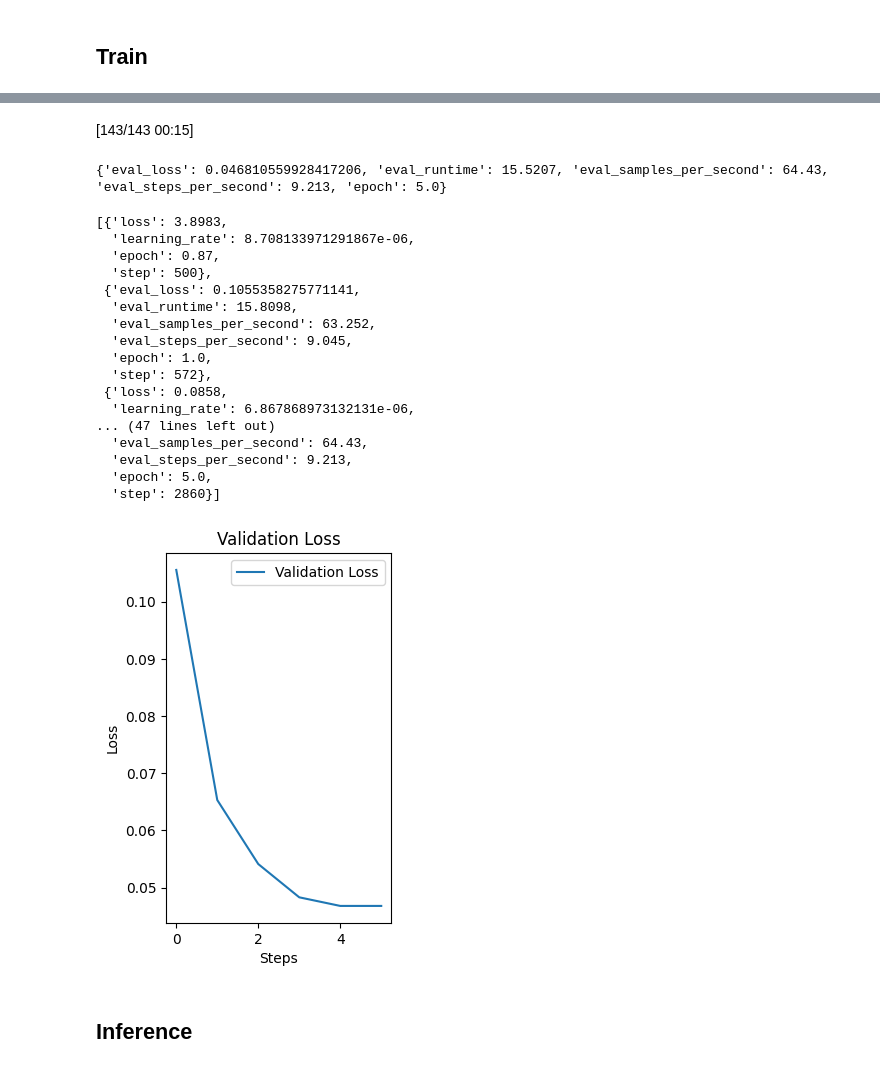
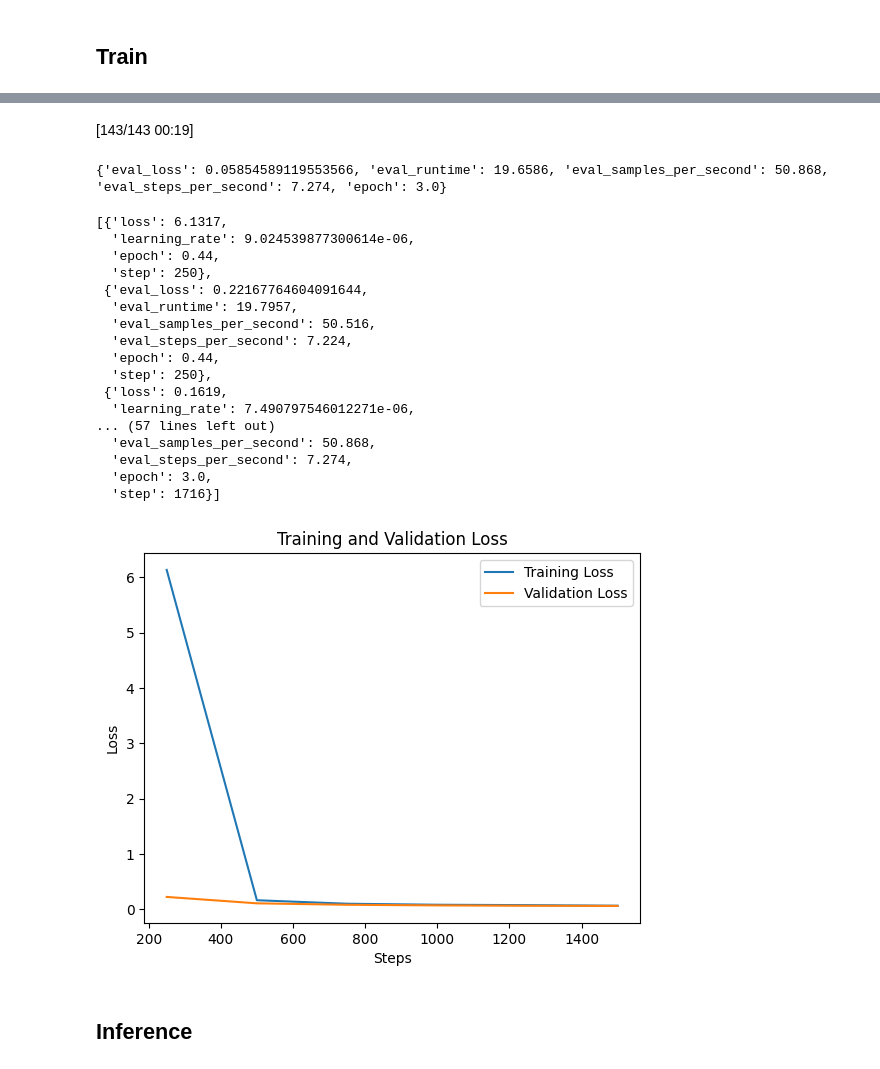
Before and after one commit to DezS4125/Correct-Vietnamese-Accent-using-T5-Vision-Transformer, a Jupyter notebook: finetune_huggingface_example(1).ipynb, the cells around one changed output, grey strips where cells are left out. Cells and saved outputs as stored; diff of their text form; code cells hidden in the pictures.

Commit message:
Got matplotlib graph working

```diff
--- a/finetune_huggingface_example(1).ipynb
+++ b/finetune_huggingface_example(1).ipynb
@@ -92,7 +99,7 @@ data_collator = DataCollatorForSeq2Seq(tokenizer, model=model, return_tensors="p
 training_args = Seq2SeqTrainingArguments("tmp/",
                                       do_train=True,
                                       do_eval=True,
-                                      num_train_epochs=5,
+                                      num_train_epochs=3,
                                       learning_rate=1e-5,
                                       warmup_ratio=0.05,
                                       weight_decay=0.01,
@@ -102,9 +109,9 @@ training_args = Seq2SeqTrainingArguments("tmp/",
                                       group_by_length=True,
                                       save_strategy="epoch",
                                       save_total_limit=3,
-                                      eval_steps=1000,
+                                      eval_steps=250,
                                       evaluation_strategy="steps",
-                                      logging_steps=1000,
+                                      logging_steps=250,
                                       logging_strategy="steps",
                                       fp16=True,
                                       )
@@ -154,8 +162,8 @@ metrics = trainer.evaluate()
 
 print(metrics)
 # %% [output]
-[143/143 00:15]
+[143/143 00:19]
-{'eval_loss': 0.046810559928417206, 'eval_runtime': 15.5207, 'eval_samples_per_second': 64.43, 'eval_steps_per_second': 9.213, 'epoch': 5.0}
+{'eval_loss': 0.05854589119553566, 'eval_runtime': 19.6586, 'eval_samples_per_second': 50.868, 'eval_steps_per_second': 7.274, 'epoch': 3.0}
 # %%
 
 # Save the model
@@ -164,69 +172,50 @@ trainer.save_model('/colabDrive/MyDrive/colabDrive/testModel')
 # %%
 trainer.state.log_history
 # %% [output]
-[{'loss': 3.8983,
-  'learning_rate': 8.708133971291867e-06,
-  'epoch': 0.87,
-  'step': 500},
- {'eval_loss': 0.1055358275771141,
-  'eval_runtime': 15.8098,
-  'eval_samples_per_second': 63.252,
-  'eval_steps_per_second': 9.045,
-  'epoch': 1.0,
-  'step': 572},
- {'loss': 0.0858,
-  'learning_rate': 6.867868973132131e-06,
-... (47 lines left out)
-  'eval_samples_per_second': 64.43,
-  'eval_steps_per_second': 9.213,
-  'epoch': 5.0,
-  'step': 2860}]
+[{'loss': 6.1317,
+  'learning_rate': 9.024539877300614e-06,
+  'epoch': 0.44,
+  'step': 250},
+ {'eval_loss': 0.22167764604091644,
+  'eval_runtime': 19.7957,
+  'eval_samples_per_second': 50.516,
+  'eval_steps_per_second': 7.224,
+  'epoch': 0.44,
+  'step': 250},
+ {'loss': 0.1619,
+  'learning_rate': 7.490797546012271e-06,
+... (57 lines left out)
+  'eval_samples_per_second': 50.868,
+  'eval_steps_per_second': 7.274,
+  'epoch': 3.0,
+  'step': 1716}]
 # %%
 # Draw a graph
 
 import matplotlib.pyplot as plt
 
 # Assuming that 'history' is your training history
 def plot_graphs(history):
     # Extract values from the history
     # accuracy = [x['eval_accuracy'] for x in history if 'eval_accuracy' in x]
     training_loss = [x['loss'] for x in history if 'loss' in x]
     eval_loss = [x['eval_loss'] for x in history if 'eval_loss' in x]
-    steps = range(len(eval_loss))  # Assumes evaluation was done after each training step
+    steps = [250,500,750,1000,1250,1500]
 
-    # # Accuracy
-    # plt.figure(figsize=(12, 5))
-    # plt.subplot(1, 2, 1)
-    # plt.plot(steps, accuracy, label='Validation Accuracy')
-    # plt.xlabel('Steps')
-    # plt.ylabel('Accuracy')
-    # plt.legend()
-    # plt.title('Validation Accuracy')
-    # Loss
-
-    # plt.subplot(1, 2, 2)
-    # plt.plot(steps, training_loss, label='Training Loss')
-    # plt.xlabel('Steps')
-    # plt.ylabel('Loss')
-    # plt.legend()
-    # plt.title('Validation Loss')
-
-    # plt.show()
-
-    # Loss
-    plt.subplot(1, 2, 2)
-    plt.plot(steps, eval_loss, label='Validation Loss')
+    plt.plot(steps, training_loss, label='Training Loss')
+    plt.plot(steps, eval_loss[:-1], label='Validation Loss')
     plt.xlabel('Steps')
     plt.ylabel('Loss')
     plt.legend()
-    plt.title('Validation Loss')
+    plt.title('Training and Validation Loss')
 
     plt.show()
 
+
 # Call the function
 plot_graphs(trainer.state.log_history)
 # %% [output]
-[figure, old version]
+[figure, new version]
 # %% [markdown]
 ## Inference
 # %%
```
Also changed, not shown: parts of 6 cells of this notebook.
